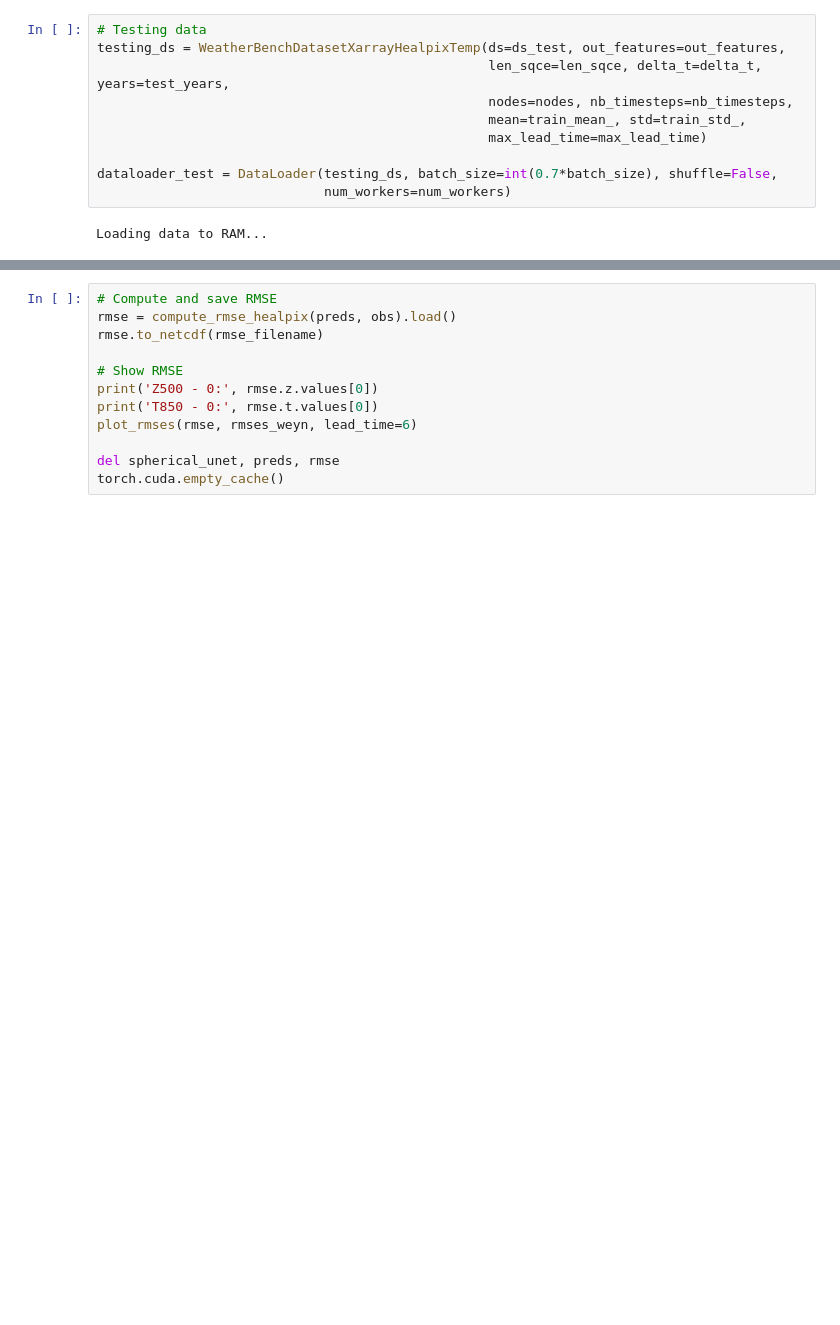
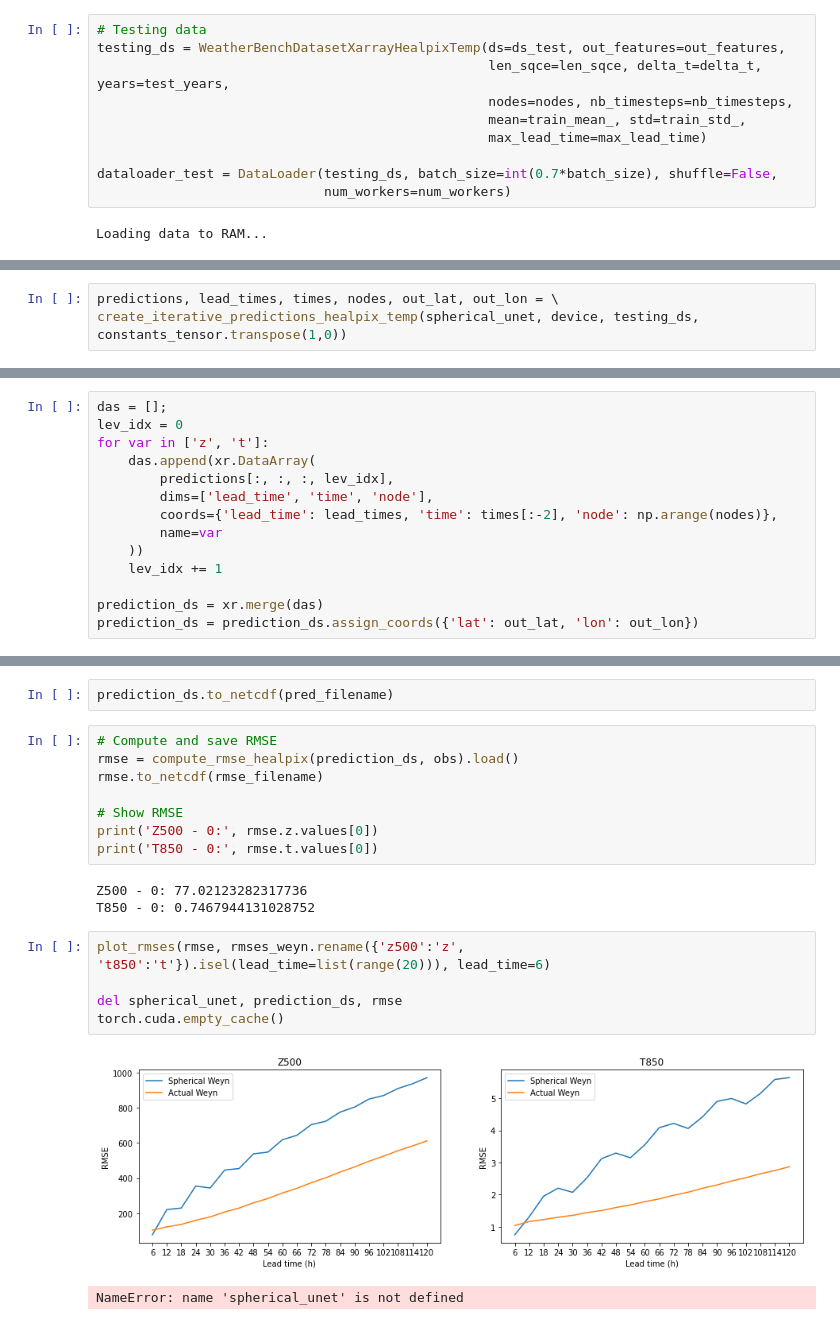
Before and after one commit to deepsphere/deepsphere-weather, a Jupyter notebook: notebooks/train_last_model.ipynb, the cells around one changed output, grey strips where cells are left out. Cells and saved outputs as stored; diff of their text form; blank space fills up the shorter version.

Commit message:
finished training and generate predictions

```diff
--- a/notebooks/train_last_model.ipynb
+++ b/notebooks/train_last_model.ipynb
@@ -618,0 +618,3 @@ TypeError: 'method' object is not subscriptable
+# %%
+predictions, lead_times, times, nodes, out_lat, out_lon = \
+create_iterative_predictions_healpix_temp(spherical_unet, device, testing_ds, constants_tensor.transpose(1,0))
@@ -618,0 +623,14 @@ TypeError: 'method' object is not subscriptable
+# %%
+das = [];
+lev_idx = 0
+for var in ['z', 't']:
+    das.append(xr.DataArray(
+        predictions[:, :, :, lev_idx],
+        dims=['lead_time', 'time', 'node'],
+        coords={'lead_time': lead_times, 'time': times[:-2], 'node': np.arange(nodes)},
+        name=var
+    ))
+    lev_idx += 1
+
+prediction_ds = xr.merge(das)
+prediction_ds = prediction_ds.assign_coords({'lat': out_lat, 'lon': out_lon})
@@ -619,12 +651,21 @@ TypeError: 'method' object is not subscriptable
+# %%
+prediction_ds.to_netcdf(pred_filename)
 # %%
 # Compute and save RMSE
-rmse = compute_rmse_healpix(preds, obs).load()
+rmse = compute_rmse_healpix(prediction_ds, obs).load()
 rmse.to_netcdf(rmse_filename)
 
 # Show RMSE
 print('Z500 - 0:', rmse.z.values[0])
 print('T850 - 0:', rmse.t.values[0])
-plot_rmses(rmse, rmses_weyn, lead_time=6)
-
-del spherical_unet, preds, rmse
-torch.cuda.empty_cache()
+# %% [output]
+Z500 - 0: 77.02123282317736
+T850 - 0: 0.7467944131028752
+# %%
+plot_rmses(rmse, rmses_weyn.rename({'z500':'z', 't850':'t'}).isel(lead_time=list(range(20))), lead_time=6)
+
+del spherical_unet, prediction_ds, rmse
+torch.cuda.empty_cache()
+# %% [output]
+[figure, added]
+NameError: name 'spherical_unet' is not defined
```
Also changed, not shown: parts of 17 cells of this notebook.
